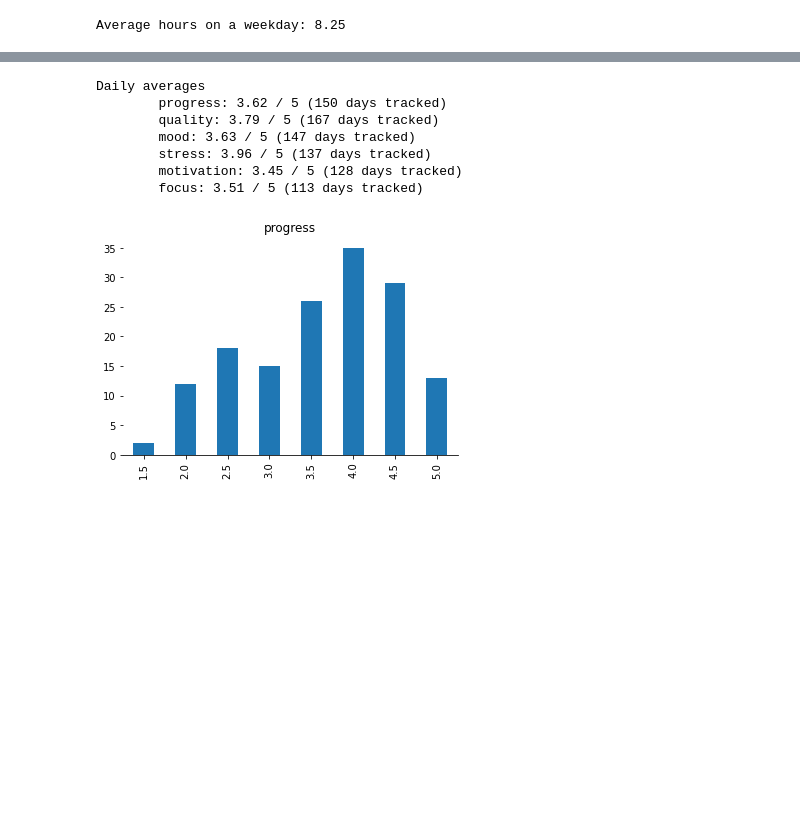
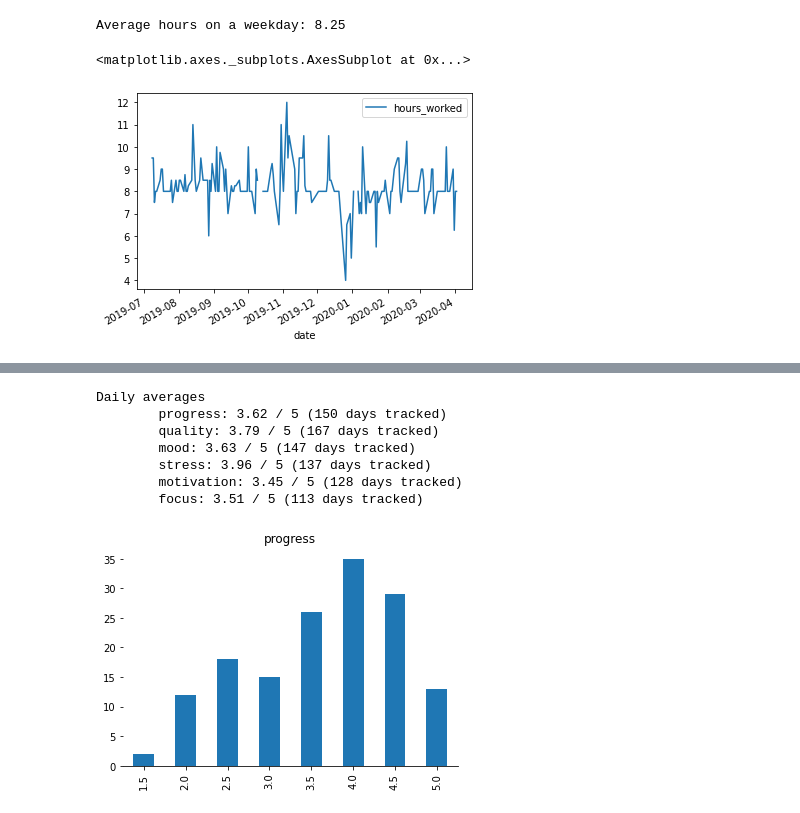
Before and after one commit to GraysonRicketts/Personal-Metrics, a Jupyter notebook: metrics-analysis/work-metrics-July-2019-April-2020.ipynb, the cells around one changed output, grey strips where cells are left out. Cells and saved outputs as stored; diff of their text form; code cells hidden in the pictures; blank space fills up the shorter version.

Commit message:
add more charts and cleanup a little

```diff
--- a/metrics-analysis/work-metrics-July-2019-April-2020.ipynb
+++ b/metrics-analysis/work-metrics-July-2019-April-2020.ipynb
@@ -129,3 +129,8 @@ average_hours_worked = work_df['hours_worked'].mean()
 print('Average hours on a weekday: {0}'.format(round(average_hours_worked, 2)))
 # %% [output]
 Average hours on a weekday: 8.25
+# %%
+work_df.plot(y='hours_worked', x='date')
+# %% [output]
+<matplotlib.axes._subplots.AxesSubplot at 0x...>
+[figure, added]
```
Also changed, not shown: parts of 3 cells of this notebook.
